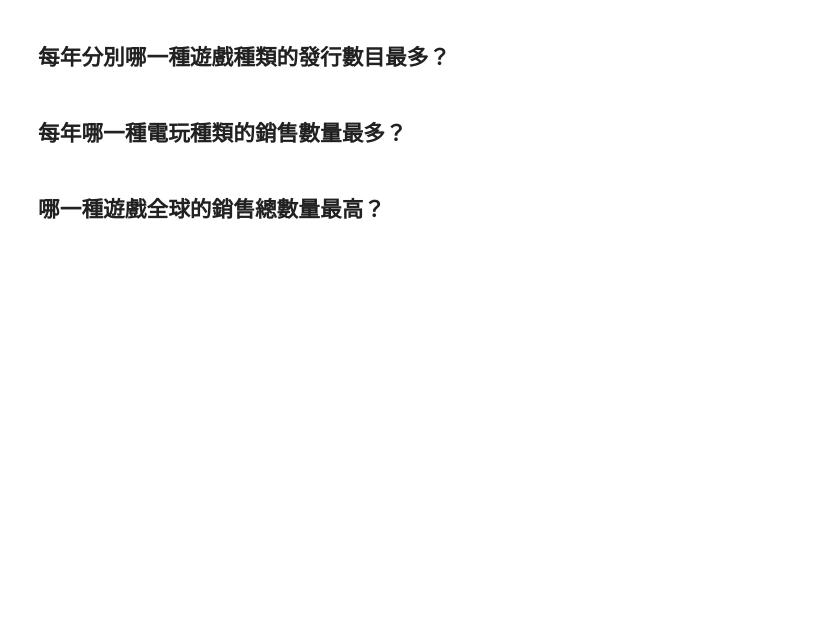
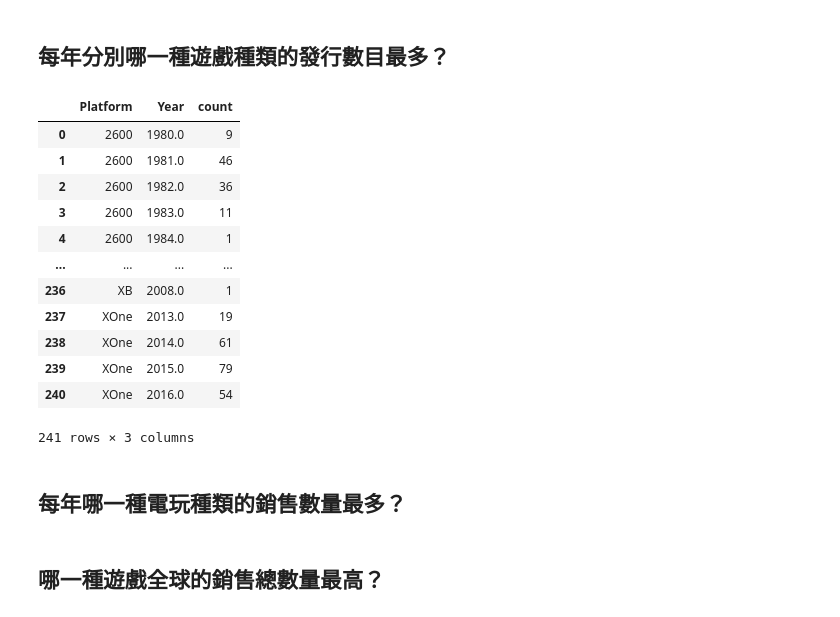
Before and after one commit to t8101349/Colab-, a Jupyter notebook: 05_02_LAB_VideoGameSales_28_王韋博.ipynb, the cells around one changed output. Cells and saved outputs as stored; diff of their text form; code cells hidden in the pictures; blank space fills up the shorter version.

```diff
--- a/05_02_LAB_VideoGameSales_28_王韋博.ipynb
+++ b/05_02_LAB_VideoGameSales_28_王韋博.ipynb
@@ -431,3 +492,23 @@ plt.show()
+# %%
+# 練習題
+# 請計算每一個平台，哪一年的遊戲數目最多
+clonedata = data.copy()
+gamenum = clonedata.groupby(['Platform', 'Year']).size().reset_index(name='count')
+gamenum
+# %% [output]
+|  | Platform | Year | count |
+| 0 | 2600 | 1980.0 | 9 |
+| 1 | 2600 | 1981.0 | 46 |
+| 2 | 2600 | 1982.0 | 36 |
+| 3 | 2600 | 1983.0 | 11 |
+| 4 | 2600 | 1984.0 | 1 |
+| ... | ... | ... | ... |
+| 236 | XB | 2008.0 | 1 |
+| 237 | XOne | 2013.0 | 19 |
+| 238 | XOne | 2014.0 | 61 |
+| 239 | XOne | 2015.0 | 79 |
+| 240 | XOne | 2016.0 | 54 |
+241 rows × 3 columns
 # %%
 # 練習題
 # 請計算每一個類型，哪一年的遊戲數目最多
```
Also changed, not shown: parts of 7 cells of this notebook.
